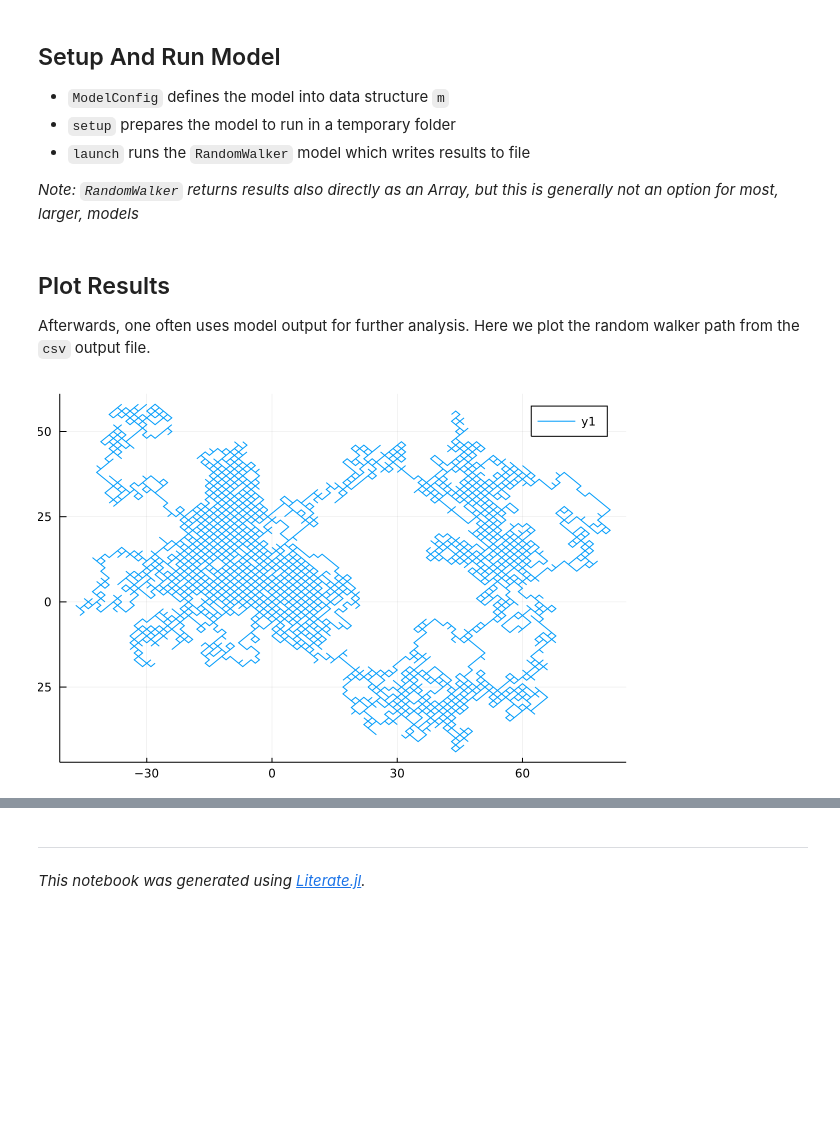
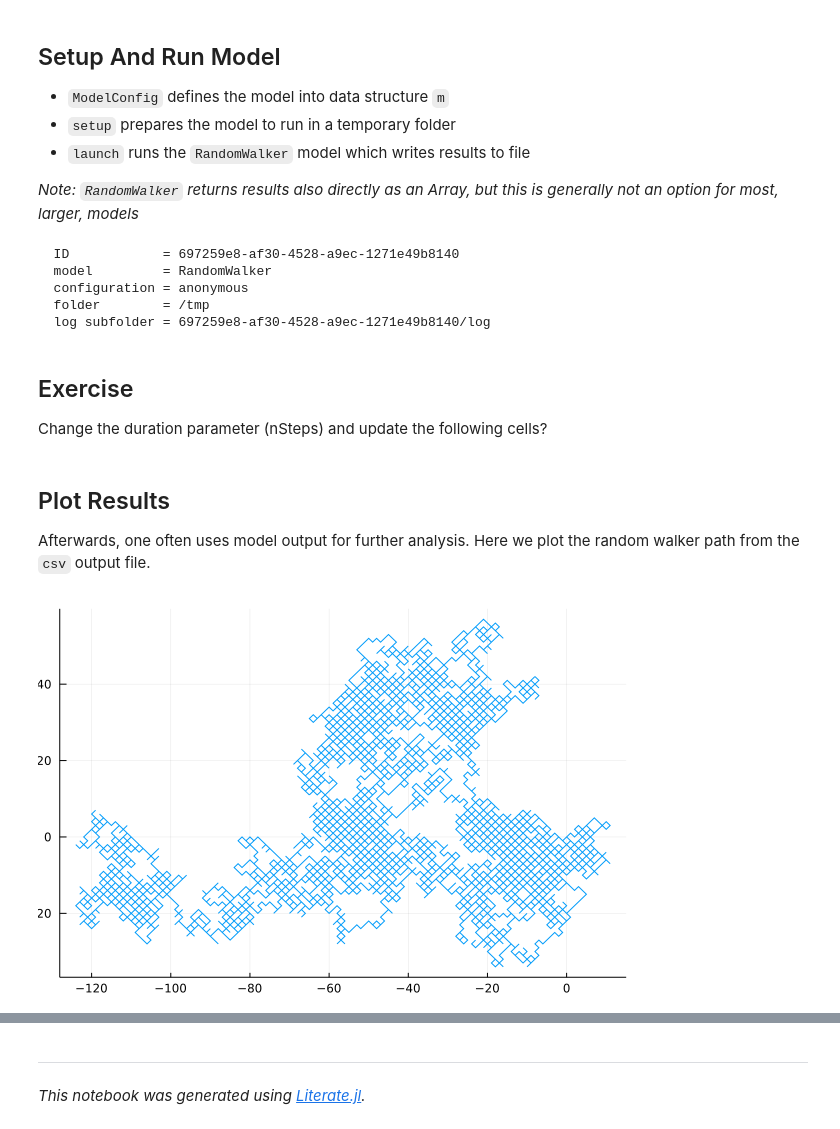
Before and after one commit to gaelforget/ClimateModels.jl, a Jupyter notebook: dev/generated/RandomWalker.ipynb, the cells around one changed output, grey strips where cells are left out. Cells and saved outputs as stored; diff of their text form; code cells hidden in the pictures; blank space fills up the shorter version.

```diff
--- a/dev/generated/RandomWalker.ipynb
+++ b/dev/generated/RandomWalker.ipynb
@@ -11,9 +11,9 @@ This simple model steps randomly, `N` times, on a `x,y` plane starting from `0,0
 # %%
 function RandomWalker(x)
     #model run
-    N=10000
-    m=zeros(N,2)
-    [m[i,j]=m[i-1,j]+rand((-1,1)) for j in 1:2, i in 2:N]
+    nSteps=x.inputs["nSteps"]
+    m=zeros(nSteps,2)
+    [m[i,j]=m[i-1,j]+rand((-1,1)) for j in 1:2, i in 2:nSteps]
 
     #output to file
     df = DataFrame(x = m[:,1], y = m[:,2])
@@ -33,9 +33,24 @@ RandomWalker (generic function with 1 method)
 
 _Note: `RandomWalker` returns results also directly as an Array, but this is generally not an option for most, larger, models_
 # %%
-m=ModelConfig(model=RandomWalker)
+m=ModelConfig(model=RandomWalker,inputs=Dict("nSteps" => 1000))
 setup(m)
-xy=launch(m);
+launch(m)
+m
+# %% [output]
+  ID            = 697259e8-af30-4528-a9ec-1271e49b8140
+  model         = RandomWalker
+  configuration = anonymous
+  folder        = /tmp
+  log subfolder = 697259e8-af30-4528-a9ec-1271e49b8140/log
+# %% [markdown]
+## Exercise
+
+Change the duration parameter (nSteps) and update the following cells?
+# %%
+m.inputs["nSteps"]=10000
+setup(m)
+launch(m)
 # %% [markdown]
 ## Plot Results
 
@@ -43,6 +58,6 @@ Afterwards, one often uses model output for further analysis. Here we plot the r
 # %%
 fil=joinpath(m.folder,string(m.ID),"RandomWalker.csv")
 output = CSV.File(fil) |> DataFrame
-img=plot(output.x,output.y,frmt=:png)
+img=plot(output.x,output.y,frmt=:png,leg=:none)
 # %% [output]
-[figure, old version]
+[figure, new version]
```
Also changed, not shown: parts of 2 cells of this notebook, 12 other files.
